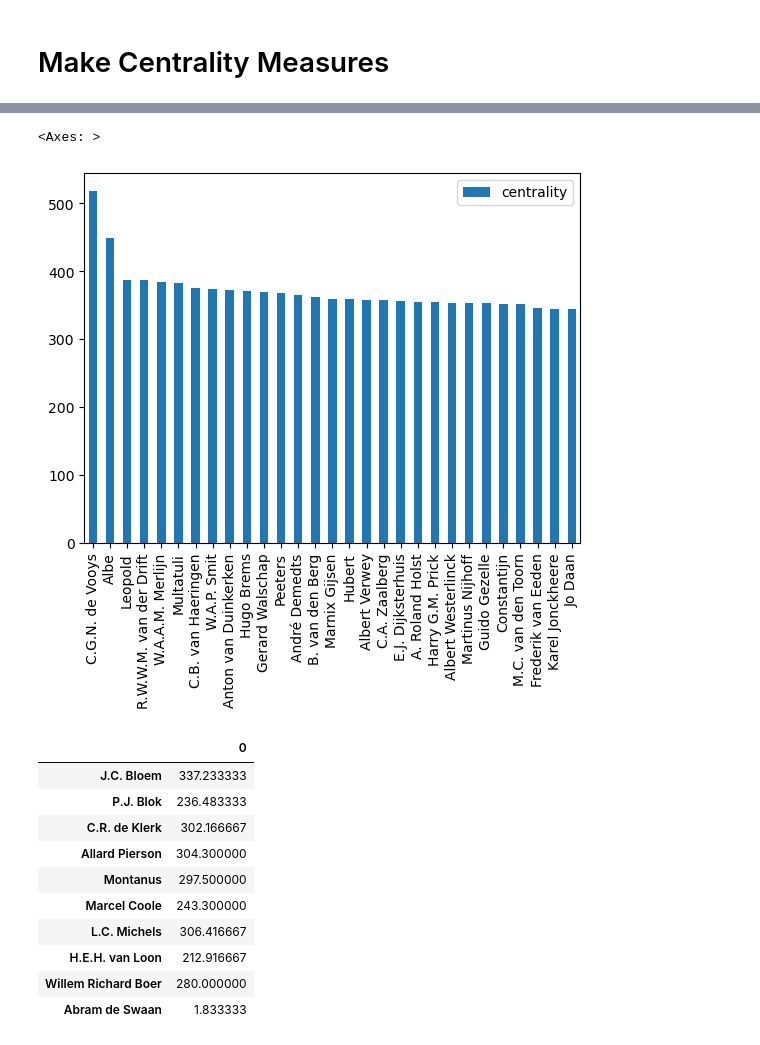
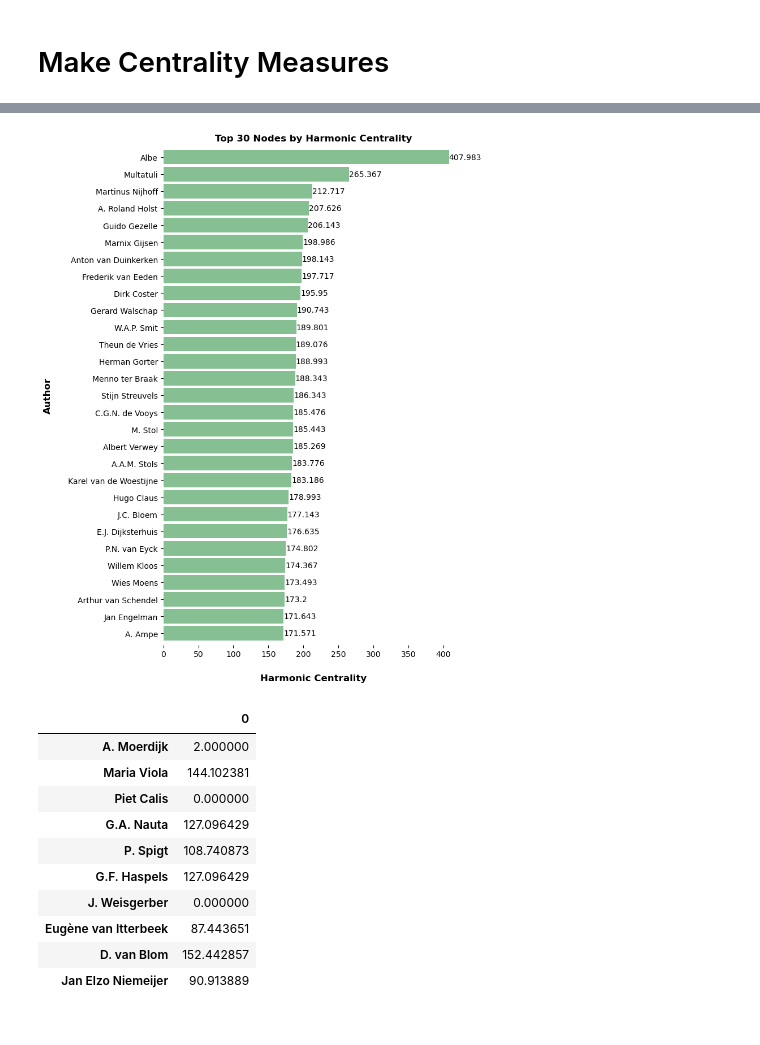
Before and after one commit to julienijs/Network_CCLAMP, a Jupyter notebook: CCLAMP_Network_Centrality_Measures.ipynb, the cells around one changed output, grey strips where cells are left out. Drawn from its saved outputs; the diff is of its cells as text; code cells hidden in the pictures.

```diff
--- a/CCLAMP_Network_Centrality_Measures.ipynb
+++ b/CCLAMP_Network_Centrality_Measures.ipynb
@@ -8,6 +8,6 @@ from pyvis.network import Network
 import community.community_louvain as community_louvain
 # %%
 # Read the network
-network = pd.read_csv("CCLAMP_Network.txt", sep="\t", encoding='utf-8')
+network = pd.read_csv("CCLAMP_Directed_Network.txt", sep="\t", encoding='utf-8')
 network.head(10)
 # %% [output]
@@ -28,6 +28,6 @@ G = nx.from_pandas_edgelist(network,
                             source = 'Source',
                             target = 'Target',
                             edge_attr = 'Weight',
-                            create_using = nx.Graph())
+                            create_using = nx.DiGraph())
 print(G)
 # %% [output]
@@ -80,12 +197,34 @@ closeness_df.sort_values('centrality', ascending=False)[0:29].plot(kind="bar")
 # %%
+import matplotlib.pyplot as plt
+
 # Harmonic centrality
 harmonic_dict = nx.harmonic_centrality(G)
-harmonic_df = pd.DataFrame.from_dict(harmonic_dict, orient='index', columns=['centrality'])
+harmonic_df = pd.DataFrame.from_dict(harmonic_dict, orient='index', columns=['Harmonic centrality'])
+
 # Plot top 30 nodes
-harmonic_df.sort_values('centrality', ascending=False)[0:29].plot(kind="bar")
+x = harmonic_df.sort_values('Harmonic centrality', ascending=False)[0:29]
+
+ax = x.plot(kind="barh", figsize=(8, 10), color='#86bf91', zorder=2, width=0.85)
+
+# Despine
+ax.spines['right'].set_visible(False)
+ax.spines['top'].set_visible(False)
+ax.spines['left'].set_visible(False)
+ax.spines['bottom'].set_visible(False)
+
+# Labels and title
+ax.set_xlabel("Harmonic Centrality", labelpad=20, weight='bold', size=12)
+ax.set_ylabel("Author", labelpad=20, weight='bold', size=12)
+ax.set_title("Top 30 Nodes by Harmonic Centrality", size=12, weight='bold')
+
+ax.invert_yaxis()  # Reverse the y-axis
+ax.bar_label(ax.containers[0])  # Add labels to the bars
+plt.tight_layout()  # Adjust layout
+ax.legend().set_visible(False)
+
+plt.show()
 # %% [output]
-<Axes: >
-[figure, old version]
+[figure, new version]
 # %%
 # Save centrality measures
 nx.set_node_attributes(G, degree_dict, 'degree_centrality')
@@ -97,15 +236,15 @@ harmonic_df = pd.DataFrame.from_dict(harmonic_dict, orient='index')
 harmonic_df.head(10)
 # %% [output]
 |  | 0 |
-| J.C. Bloem | 337.233333 |
-| P.J. Blok | 236.483333 |
-| C.R. de Klerk | 302.166667 |
-| Allard Pierson | 304.300000 |
-| Montanus | 297.500000 |
-| Marcel Coole | 243.300000 |
-| L.C. Michels | 306.416667 |
-| H.E.H. van Loon | 212.916667 |
-| Willem Richard Boer | 280.000000 |
-| Abram de Swaan | 1.833333 |
+| A. Moerdijk | 2.000000 |
+| Maria Viola | 144.102381 |
+| Piet Calis | 0.000000 |
+| G.A. Nauta | 127.096429 |
+| P. Spigt | 108.740873 |
+| G.F. Haspels | 127.096429 |
+| J. Weisgerber | 0.000000 |
+| Eugène van Itterbeek | 87.443651 |
+| D. van Blom | 152.442857 |
+| Jan Elzo Niemeijer | 90.913889 |
 # %%
 harmonic_df.to_csv("CCLAMP_Network_Harmonic_Centrality.txt", index=True, sep='\t', encoding='utf-8')
```
Also changed, not shown: parts of 8 cells of this notebook.
